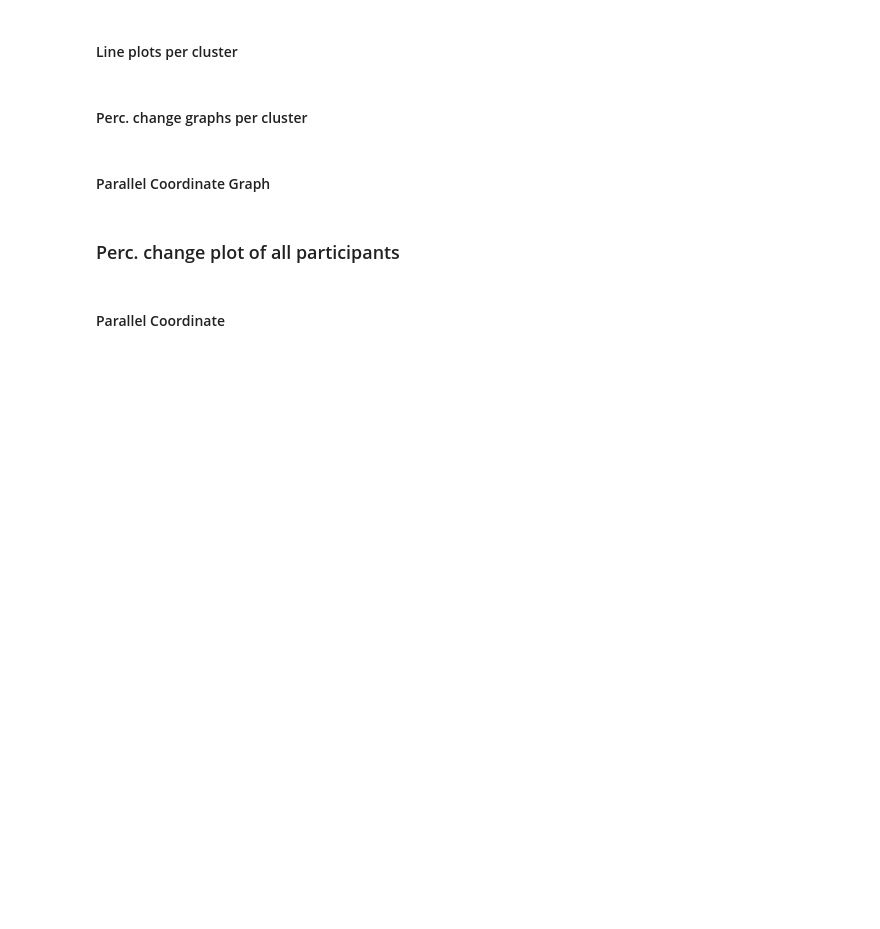
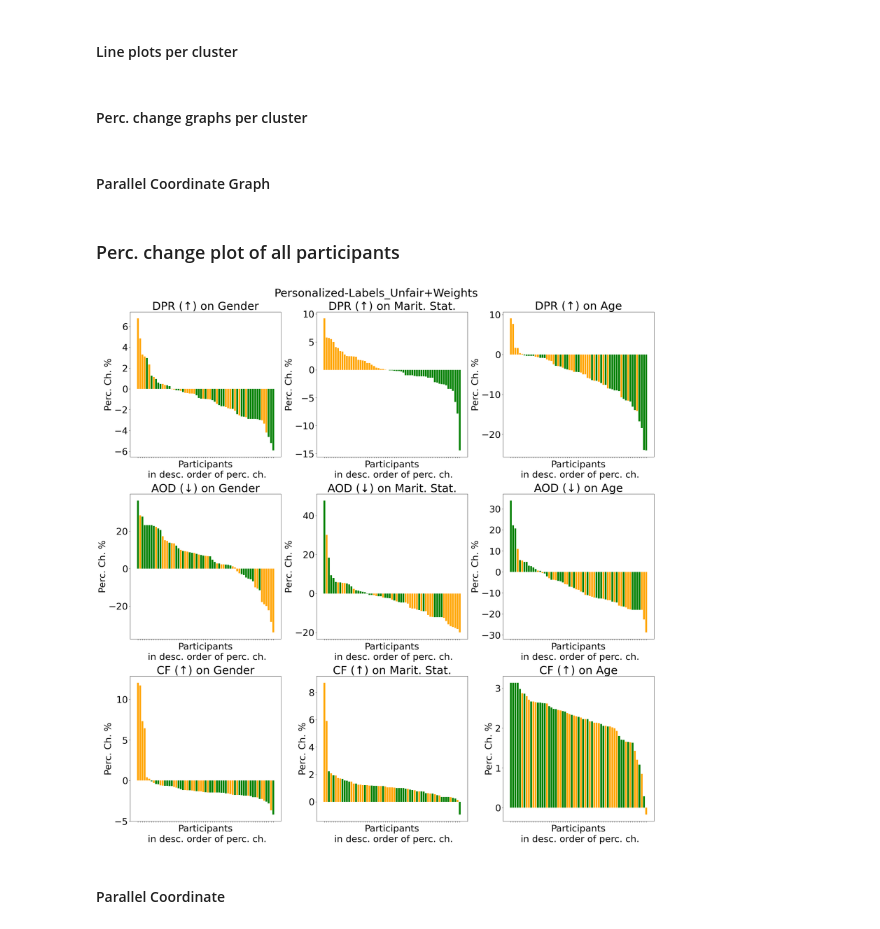
Before and after one commit to evdoxiataka/effi_user_study2, a Jupyter notebook: code/analysis/FeedbackIntegration_Analysis.ipynb, the cells around one changed output. Cells and saved outputs as stored; diff of their text form; code cells hidden in the pictures; blank space fills up the shorter version.

```diff
--- a/code/analysis/FeedbackIntegration_Analysis.ipynb
+++ b/code/analysis/FeedbackIntegration_Analysis.ipynb
@@ -662,7 +442,7 @@ line_graphs_of_participant(title,
 # %%
-df_group = pd.read_csv(folder+'data\\results\\personalized\\Labels+Weights\\group_fairness_personalized-Labels+Weights_with_cma.csv', delimiter=',')
-df_indiv = pd.read_csv(folder+'data\\results\\personalized\\Labels+Weights\\individual_fairness_personalized-Labels+Weights_with_cma.csv', delimiter=',')
-df_acc = pd.read_csv(folder+'data\\results\\personalized\\Labels+Weights\\accuracy_personalized-Labels+Weights_with_cma.csv', delimiter=',')
+df_group = pd.read_csv(folder+'data\\results\\personalized\\Labels_Unfair+Weights\\group_fairness_personalized-Labels_Unfair+Weights_with_cma.csv', delimiter=',')
+df_indiv = pd.read_csv(folder+'data\\results\\personalized\\Labels_Unfair+Weights\\individual_fairness_personalized-Labels_Unfair+Weights_with_cma.csv', delimiter=',')
+df_acc = pd.read_csv(folder+'data\\results\\personalized\\Labels_Unfair+Weights\\accuracy_personalized-Labels_Unfair+Weights_with_cma.csv', delimiter=',')
 
 perc_change_df,cma_perc_change_df_lw = get_percentage_change_IML(df_group,
                                                                  group_fair,
@@ -670,7 +450,7 @@ perc_change_df,cma_perc_change_df_lw = get_percentage_change_IML(df_group,
                                                                  indiv_fair,
                                                                  sensitive_attrs,
                                                                  fs)
-# perc_change_df.to_csv(folder+"data\\results\\personalized\\Labels+Weights\\perc_change_personalized-Labels+Weights_raw.csv", index=False)
-# cma_perc_change_df_lw.to_csv(folder+"data\\results\\personalized\\Labels+Weights\\perc_change_personalized-Labels+Weights_cma.csv", index=False)
+# perc_change_df.to_csv(folder+"data\\results\\personalized\\Labels_Unfair+Weights\\perc_change_personalized-Labels_Unfair+Weights_raw.csv", index=False)
+# cma_perc_change_df_lw.to_csv(folder+"data\\results\\personalized\\Labels_Unfair+Weights\\perc_change_personalized-Labels_Unfair+Weights_cma.csv", index=False)
 
 p_ids = perc_change_df['participant_id'].tolist()
@@ -826,20 +669,25 @@ pd.plotting.scatter_matrix(cma_subset, ax=ax2)
 ### Perc. change plot of all participants
 # %%
 ## plot perc. change plot for all fairness metrics
-perc_ch_df = cma_perc_change_df_lw
-title = 'IML-Labels+Weights_Fair+Unfair'
-file_name = 'percChange_Graphs_IML-Labels+Weights.jpg'
+parts = cma_perc_change_df_lw[cma_perc_change_df_lw['NAME_FAMILY_STATUS_DemographicParityRatio']>0]['participant_id'].tolist()
+colors = ['orange' if cma_perc_change_df_lw.loc[idx]['participant_id'] in parts else 'green' for idx in cma_perc_change_df_lw.index]
+perc_ch_df = cma_perc_change_df_lw.copy()
+perc_ch_df['color'] = colors
+title = 'Personalized-Labels_Unfair+Weights'
+file_name = 'percChange_Graphs_personalized-Labels_Unfair+Weights.jpg'
 attrs  = ['CODE_GENDER','NAME_FAMILY_STATUS','AGE']
 attrs_codes = ['Gender','Marit. Stat.','Age']
-group_f = ['DemographicParityRatio','AverageOddsDifference']
-group_fair_cod = ['DPR (↑)','AOD (↓)']
+group_f = ['DemographicParityRatio','AverageOddsDifference','counterfactual']
+group_fair_cod = ['DPR (↑)','AOD (↓)','CF (↑)']
 
 perc_change_plots(perc_ch_df,
                   title,
                   file_name,
-                  folder+"data\\results\\personalized\\Labels+Weights\\figures\\",
+                  folder+"data\\results\\personalized\\Labels_Unfair+Weights\\figures\\",
                   attrs, attrs_codes,
                   group_f, group_fair_cod)
+# %% [output]
+[figure, added]
 # %% [markdown]
 #### Parallel Coordinate
 # %%
```
Also changed, not shown: parts of 67 cells of this notebook, 5 other files.
